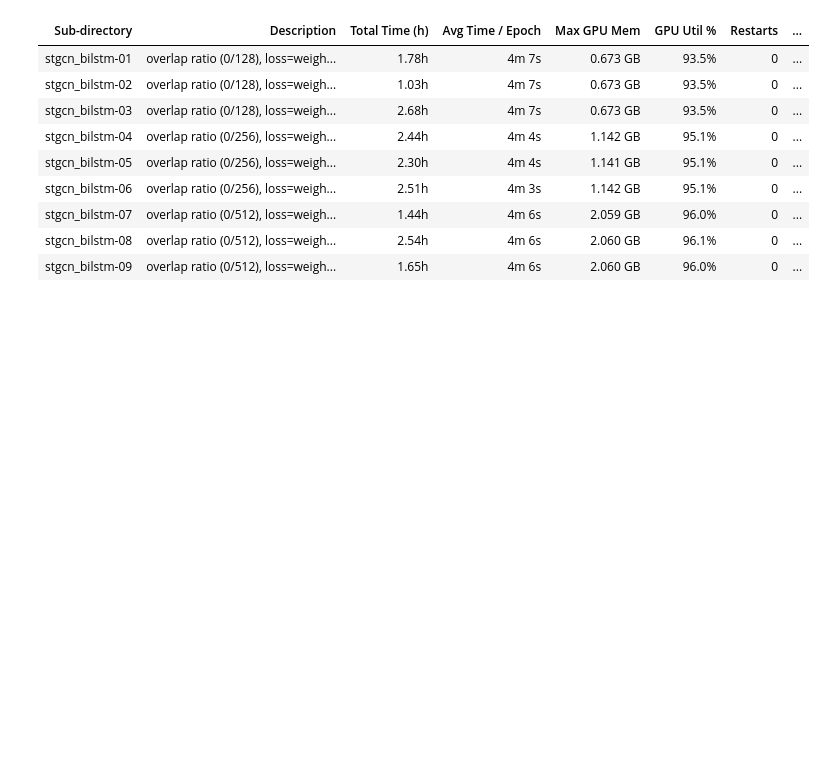
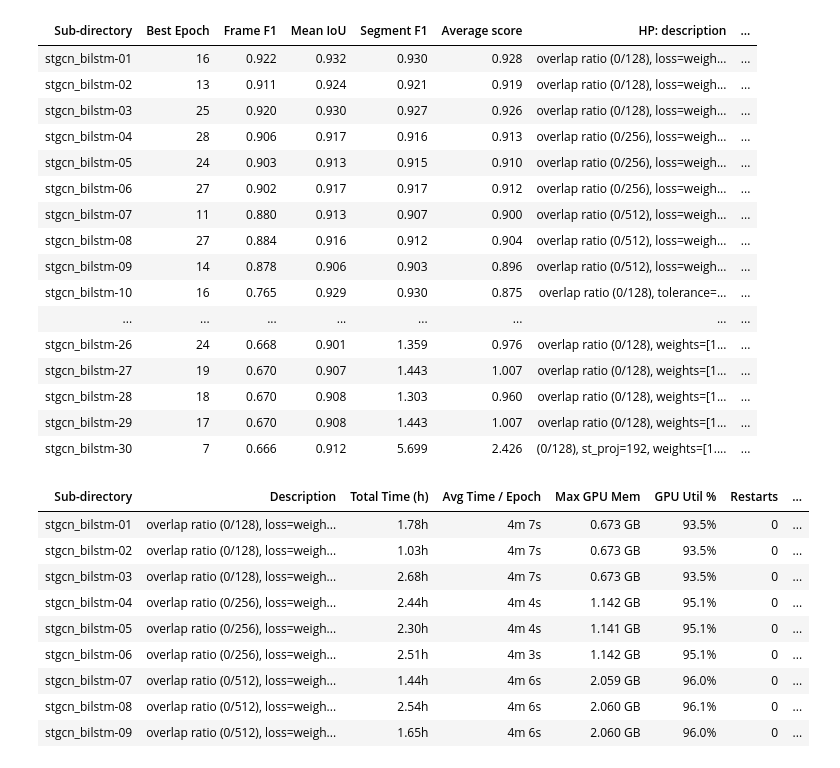
Before and after one commit to genkimats/Sign-Segmentation, a Jupyter notebook: tools.ipynb, the cells around one changed output. Drawn from its saved outputs; the diff is of its cells as text; code cells hidden in the pictures; blank space fills up the shorter version.

```diff
--- a/tools.ipynb
+++ b/tools.ipynb
@@ -203,10 +1,12 @@ else:
 # %%
-target_model_name = "stgcn_transformer"  # Set to None to process all directories
+target_model_name = "stgcn_bilstm"  # Set to None to process all directories
 
 # --- NEW: MULTIPLE HYPERPARAMETERS DISPLAY OPTION ---
-target_hyperparameters = ["description"]
+target_hyperparameters = ["description", "tolerance_window"]
 
 experiments_dir = "experiments_phrase"
+
+evaluation_metric = "f1" # Options: "f1", "average"
 
 #region
 import os
@@ -276,21 +76,27 @@ if os.path.exists(experiments_dir):
                 df = pd.read_csv(metrics_file)
                 # New CSV columns: epoch,train_loss,val_loss,frame_f1,iou,segment_pct,segment_f1_05,combined_score,epoch_time,epoch_nan_count
                 # Map new names (iou, segment_f1_05) onto the old ones (mean_iou, segment_f1)
-                df = df.rename(columns={'iou': 'mean_iou', 'segment_f1_05': 'segment_f1'})
+                df = df.rename(columns={'iou': 'mean_iou', 'segment_pct': 'segment_f1'})
                 required_cols = ['frame_f1', 'mean_iou', 'segment_f1']
                 if all(col in df.columns for col in required_cols):
                     # Recomputed here so the best-epoch selection and scores stay unchanged
                     df['combined_score'] = df['frame_f1'] + df['mean_iou'] + df['segment_f1']
                     df['average_score'] = df['combined_score'] / 3
 
-                    best_idx = df['combined_score'].idxmax()
+                    if evaluation_metric == "f1":
+                        selection_col = 'frame_f1'
+                    elif evaluation_metric == "average":
+                        selection_col = 'combined_score'
+                    else:
+                        raise ValueError(f"Unknown evaluation_metric: {evaluation_metric!r} (expected 'f1' or 'average')")
+                    best_idx = df[selection_col].idxmax()
                     best_row = df.iloc[best_idx]
 
                     best_epoch = int(best_row['epoch']) if 'epoch' in df.columns else best_idx + 1
-                    frame_f1 = f"{best_row['frame_f1']:.3f}"
-                    mean_iou = f"{best_row['mean_iou']:.3f}"
-                    segment_f1 = f"{best_row['segment_f1']:.3f}"
-                    average_score = f"{best_row['average_score']:.3f}"
+                    frame_f1 = f"{best_row['frame_f1']:.4f}"
+                    mean_iou = f"{best_row['mean_iou']:.4f}"
+                    segment_f1 = f"{best_row['segment_f1']:.4f}"
+                    average_score = f"{best_row['average_score']:.4f}"
                 else:
                     # File exists but is empty or missing columns (e.g. training just started)
                     pass
@@ -360,33 +166,51 @@ if not results_df.empty:
             highlight_set = set(highlight_subdirectories)
             def highlight_selected(row):
                 return [
                     f"background-color: {highlighted_row_color}" if row["Sub-directory"] in highlight_set else ""
                     for _ in row
                 ]
             styled_df = styled_df.apply(highlight_selected, axis=1)
 
         styled_df = styled_df.applymap(score_style, subset=['Average score'])
         styled_df = styled_df.applymap(lambda value: score_style(value, hue=0), subset=['Frame F1', 'Mean IoU', 'Segment F1'])
         display(styled_df)
     except AttributeError:
         # Pandas < 1.4.0
         styled_df = results_df.style.hide_index()
 
         if highlight_subdirectories:
             highlight_set = set(highlight_subdirectories)
             def highlight_selected(row):
                 return [
                     f"background-color: {highlighted_row_color}" if row["Sub-directory"] in highlight_set else ""
                     for _ in row
                 ]
             styled_df = styled_df.apply(highlight_selected, axis=1)
 
         styled_df = styled_df.applymap(score_style, subset=['Average score'])
         styled_df = styled_df.applymap(lambda value: score_style(value, hue=0), subset=['Frame F1', 'Mean IoU', 'Segment F1'])
         display(styled_df)
 else:
     print("No results found. Either the directory is empty, or no folders matched your criteria.")
 #endregion
+# %% [output]
+| Sub-directory | Best Epoch | Frame F1 | Mean IoU | Segment F1 | Average score | HP: description | ... |
+| stgcn_bilstm-01 | 16 | 0.922 | 0.932 | 0.930 | 0.928 | overlap ratio (0/128), loss=weigh... | ... |
+| stgcn_bilstm-02 | 13 | 0.911 | 0.924 | 0.921 | 0.919 | overlap ratio (0/128), loss=weigh... | ... |
+| stgcn_bilstm-03 | 25 | 0.920 | 0.930 | 0.927 | 0.926 | overlap ratio (0/128), loss=weigh... | ... |
+| stgcn_bilstm-04 | 28 | 0.906 | 0.917 | 0.916 | 0.913 | overlap ratio (0/256), loss=weigh... | ... |
+| stgcn_bilstm-05 | 24 | 0.903 | 0.913 | 0.915 | 0.910 | overlap ratio (0/256), loss=weigh... | ... |
+| stgcn_bilstm-06 | 27 | 0.902 | 0.917 | 0.917 | 0.912 | overlap ratio (0/256), loss=weigh... | ... |
+| stgcn_bilstm-07 | 11 | 0.880 | 0.913 | 0.907 | 0.900 | overlap ratio (0/512), loss=weigh... | ... |
+| stgcn_bilstm-08 | 27 | 0.884 | 0.916 | 0.912 | 0.904 | overlap ratio (0/512), loss=weigh... | ... |
+| stgcn_bilstm-09 | 14 | 0.878 | 0.906 | 0.903 | 0.896 | overlap ratio (0/512), loss=weigh... | ... |
+| stgcn_bilstm-10 | 16 | 0.765 | 0.929 | 0.930 | 0.875 | overlap ratio (0/128), tolerance=... | ... |
+| ... | ... | ... | ... | ... | ... | ... | ... |
+| stgcn_bilstm-26 | 24 | 0.668 | 0.901 | 1.359 | 0.976 | overlap ratio (0/128), weights=[1... | ... |
+| stgcn_bilstm-27 | 19 | 0.670 | 0.907 | 1.443 | 1.007 | overlap ratio (0/128), weights=[1... | ... |
+| stgcn_bilstm-28 | 18 | 0.670 | 0.908 | 1.303 | 0.960 | overlap ratio (0/128), weights=[1... | ... |
+| stgcn_bilstm-29 | 17 | 0.670 | 0.908 | 1.443 | 1.007 | overlap ratio (0/128), weights=[1... | ... |
+| stgcn_bilstm-30 | 7 | 0.666 | 0.912 | 5.699 | 2.426 | (0/128), st_proj=192, weights=[1.... | ... |
 # %%
 experiments_dir = "experiments_phrase"
 
```
Also changed, not shown: parts of 2 cells of this notebook, 4 other files.
